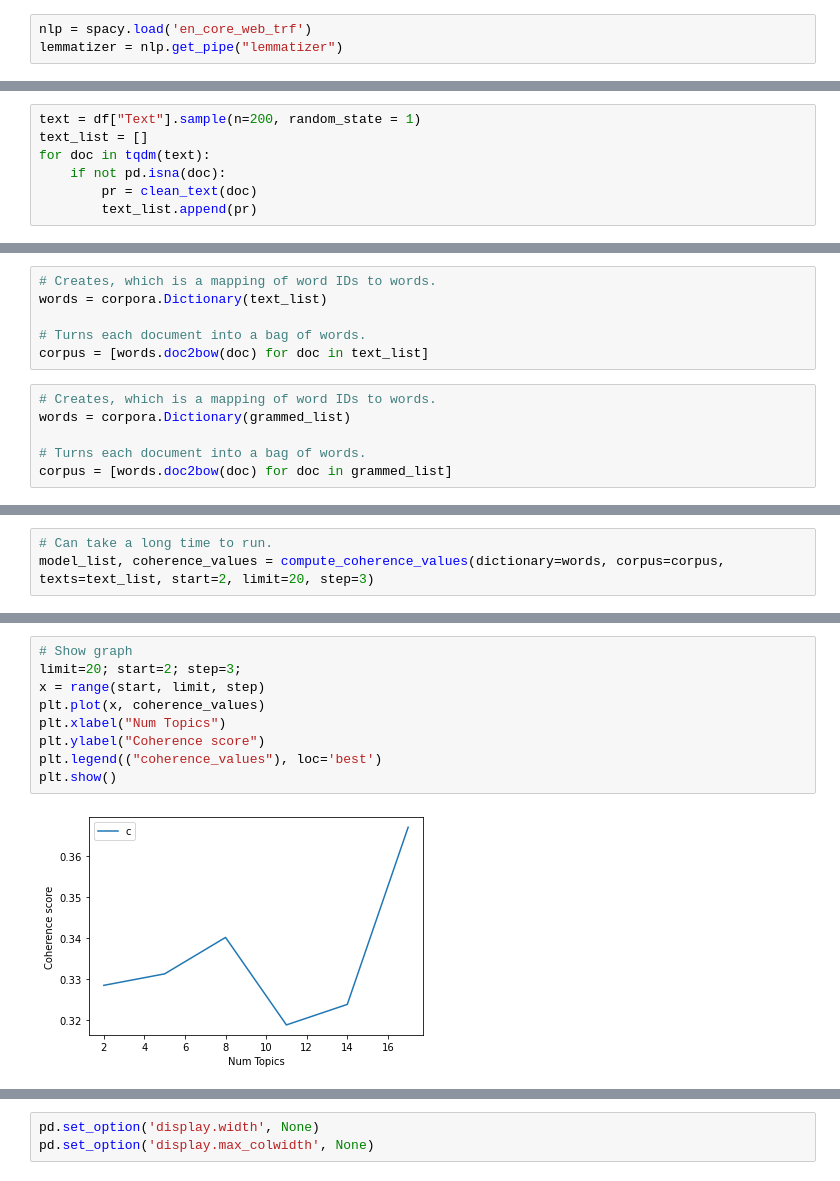
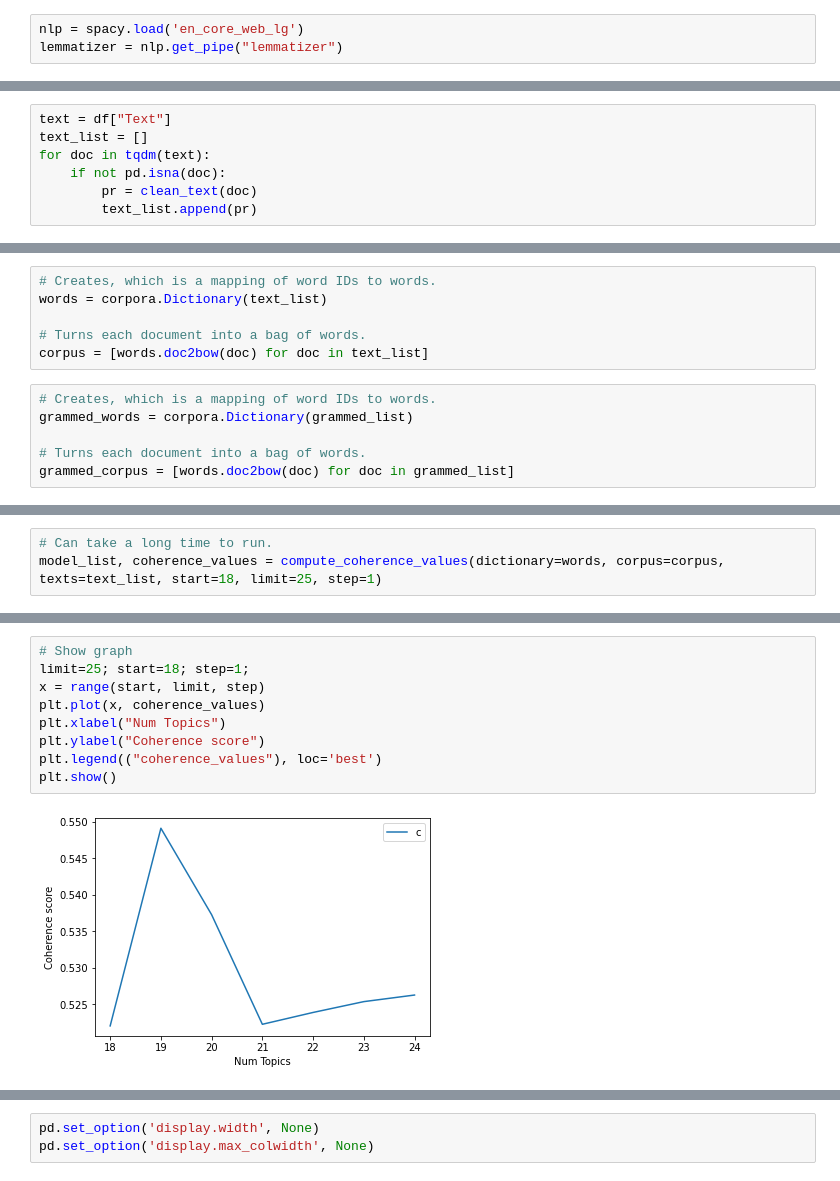
Before and after one commit to ChavezCheong/APL2021_DataPlus, a Jupyter notebook: Data_Analysis/lda_trial.ipynb, the cells around one changed output, grey strips where cells are left out. Cells and saved outputs as stored; diff of their text form.

```diff
--- a/Data_Analysis/lda_trial.ipynb
+++ b/Data_Analysis/lda_trial.ipynb
@@ -22,7 +22,7 @@ from tqdm import tqdm_notebook as tqdm
 import matplotlib.pyplot as plt
 %matplotlib inline
 # %%
-nlp = spacy.load('en_core_web_trf')
+nlp = spacy.load('en_core_web_lg')
 lemmatizer = nlp.get_pipe("lemmatizer")
 # %%
 stop_word_list = ["transcript","respondent","ohio","division", "department", "commerce","financial","revised","code","institutions","chapter","codified","institution","heshe","rc","oh","mortgage","fact","notice","act","chapters","arizona","january","february","april","march","may","june","july","august","september","october","november","december","dfi","ce","pursuant","realize","days","result","investigation","indicate","state"]
@@ -61,5 +61,5 @@ print(len(clean_text(sample_text)))
 # %%
-text = df["Text"].sample(n=200, random_state = 1)
+text = df["Text"]
 text_list = []
 for doc in tqdm(text):
     if not pd.isna(doc):
@@ -90,10 +91,10 @@ words = corpora.Dictionary(text_list)
 corpus = [words.doc2bow(doc) for doc in text_list]
 # %%
 # Creates, which is a mapping of word IDs to words.
-words = corpora.Dictionary(grammed_list)
+grammed_words = corpora.Dictionary(grammed_list)
 
 # Turns each document into a bag of words.
-corpus = [words.doc2bow(doc) for doc in grammed_list]
+grammed_corpus = [words.doc2bow(doc) for doc in grammed_list]
 # %%
 def compute_coherence_values(dictionary, corpus, texts, limit, start=2, step=3):
     """
@@ -122,4 +123,4 @@ def compute_coherence_values(dictionary, corpus, texts, limit, start=2, step=3):
     return model_list, coherence_values
 # %%
 # Can take a long time to run.
-model_list, coherence_values = compute_coherence_values(dictionary=words, corpus=corpus, texts=text_list, start=2, limit=20, step=3)
+model_list, coherence_values = compute_coherence_values(dictionary=words, corpus=corpus, texts=text_list, start=18, limit=25, step=1)
@@ -126,14 +201,14 @@ model_list, coherence_values = compute_coherence_values(dictionary=words, corpus
 # %%
 # Show graph
-limit=20; start=2; step=3;
+limit=25; start=18; step=1;
 x = range(start, limit, step)
 plt.plot(x, coherence_values)
 plt.xlabel("Num Topics")
 plt.ylabel("Coherence score")
 plt.legend(("coherence_values"), loc='best')
 plt.show()
 # %% [output]
-[figure, old version]
+[figure, new version]
 # %%
 # Print the coherence scores
 for m, cv in zip(x, coherence_values):
```
Also changed, not shown: parts of 22 cells of this notebook.
